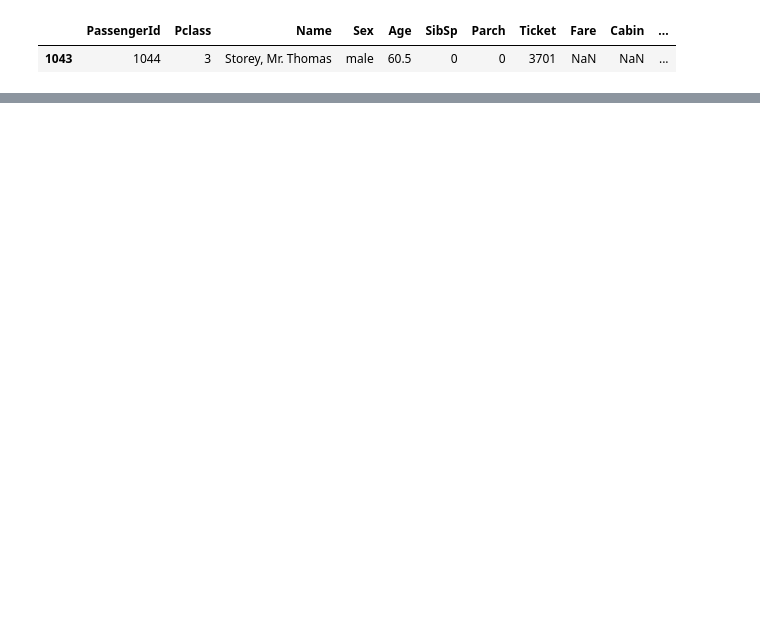
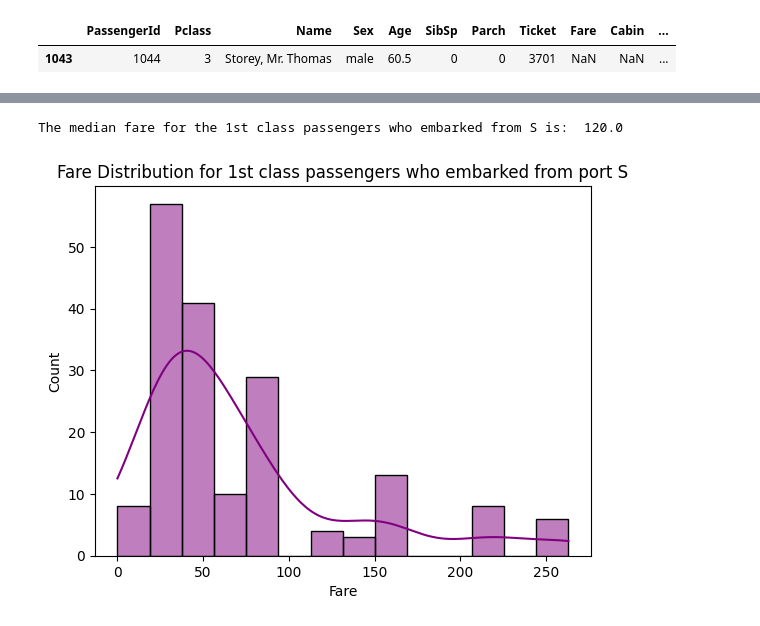
Before and after one commit to knguyen-sudo/New_Titanic_Simulator, a Jupyter notebook: Titanic_Simulator.ipynb, the cells around one changed output, grey strips where cells are left out. Cells and saved outputs as stored; diff of their text form; code cells hidden in the pictures; blank space fills up the shorter version.

```diff
--- a/Titanic_Simulator.ipynb
+++ b/Titanic_Simulator.ipynb
@@ -488,0 +546,12 @@ display(Combined_dataset[Combined_dataset['Fare'].isnull()])
+# %%
+# We recalled that when checking for the missing values for the Titanic Training dataset that the embarked columns contained at least 2 missing values
+display(Combined_dataset[Combined_dataset['Embarked'].isnull()]) # We can see that passenger Id 61 and 829 are missing an Embarked values
+
+Titanic_median_embarked = Combined_dataset[(Combined_dataset['Pclass'] == 1) & (Combined_dataset['Fare'] >=70) & (Combined_dataset['Embarked'] == 'S')]['Fare'].median()
+Combined_dataset['Embarked'] = Combined_dataset['Embarked'].fillna('S')
+print("The median fare for the 1st class passengers who embarked from S is: ", Titanic_median_embarked)
+
+sns.histplot(Combined_dataset[(Combined_dataset["Pclass"]==1) & (Combined_dataset['Embarked'] == 'S')]["Fare"], kde=True, color='purple')
+plt.title("Fare Distribution for 1st class passengers who embarked from port S")
+plt.show()
+# %% [output]
@@ -488,0 +561,2 @@ display(Combined_dataset[Combined_dataset['Fare'].isnull()])
+The median fare for the 1st class passengers who embarked from S is:  120.0
+[figure, added]
```
Also changed, not shown: parts of 17 cells of this notebook.
